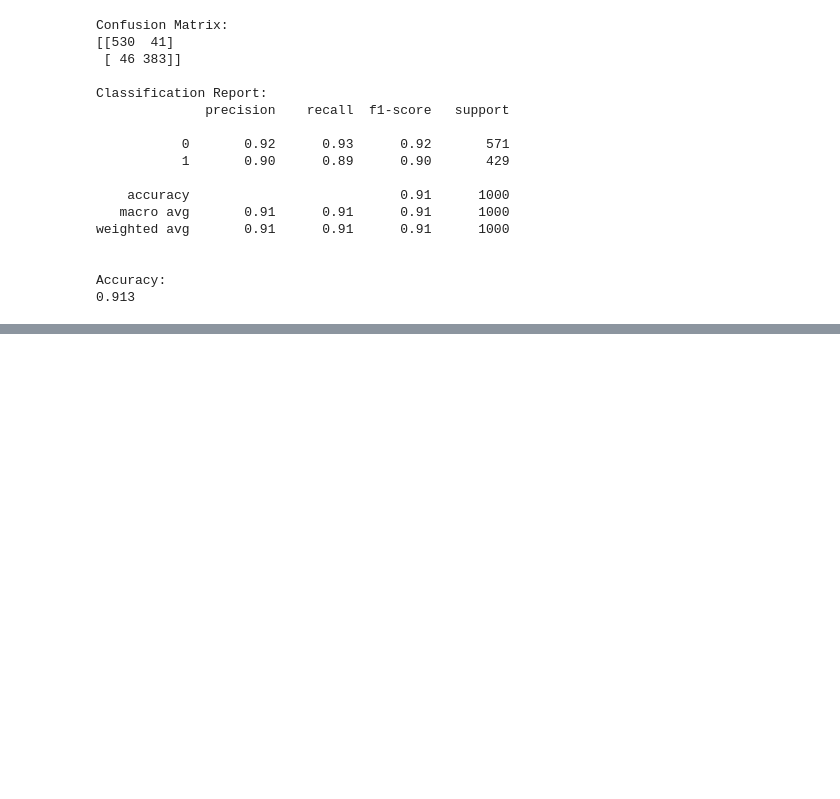
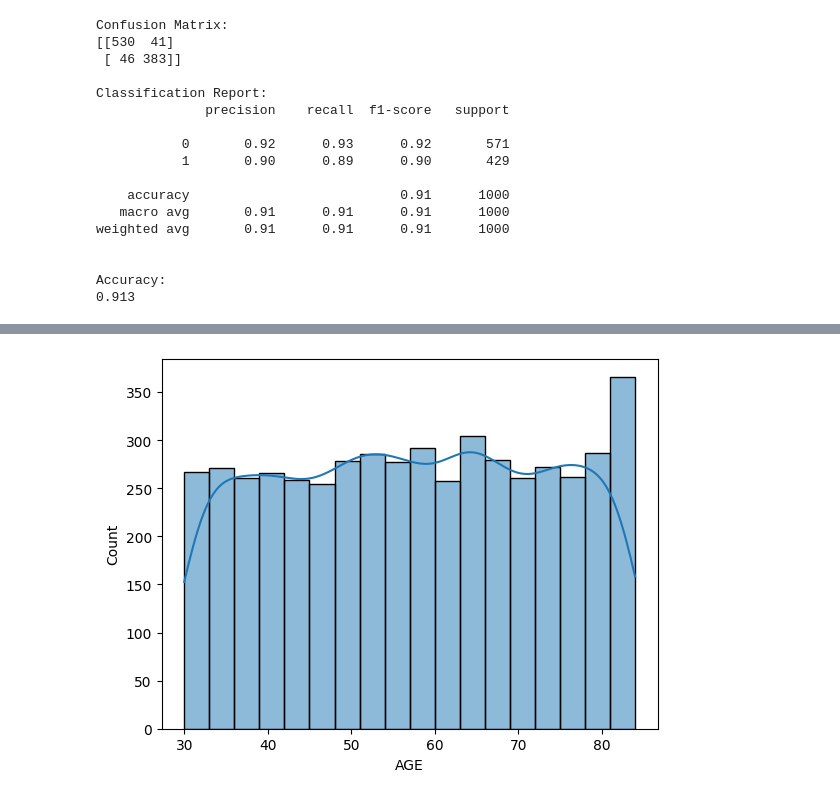
Before and after one commit to asrinsevim/Data-Science-Portfolio, a Jupyter notebook: Lung Cancer Prediction Project/Lung_Cancer_Prediction.ipynb, the cells around one changed output, grey strips where cells are left out. Saved outputs shown, nothing was run; the diff lists cells and outputs as text; code cells hidden in the pictures; blank space fills up the shorter version.

```diff
--- a/Lung Cancer Prediction Project/Lung_Cancer_Prediction.ipynb
+++ b/Lung Cancer Prediction Project/Lung_Cancer_Prediction.ipynb
@@ -105,0 +131,5 @@ Accuracy:
+# %%
+sns.histplot(df['AGE'], kde=True)
+plt.show()
+# %% [output]
+[figure, added]
```
Also changed, not shown: parts of 9 cells of this notebook.
